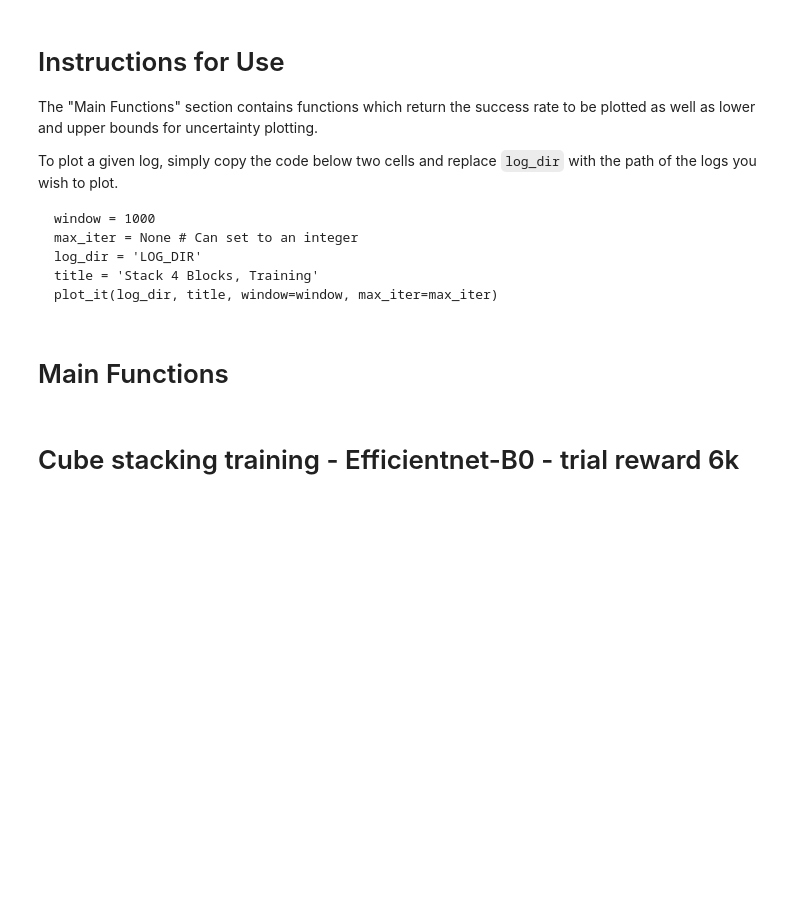
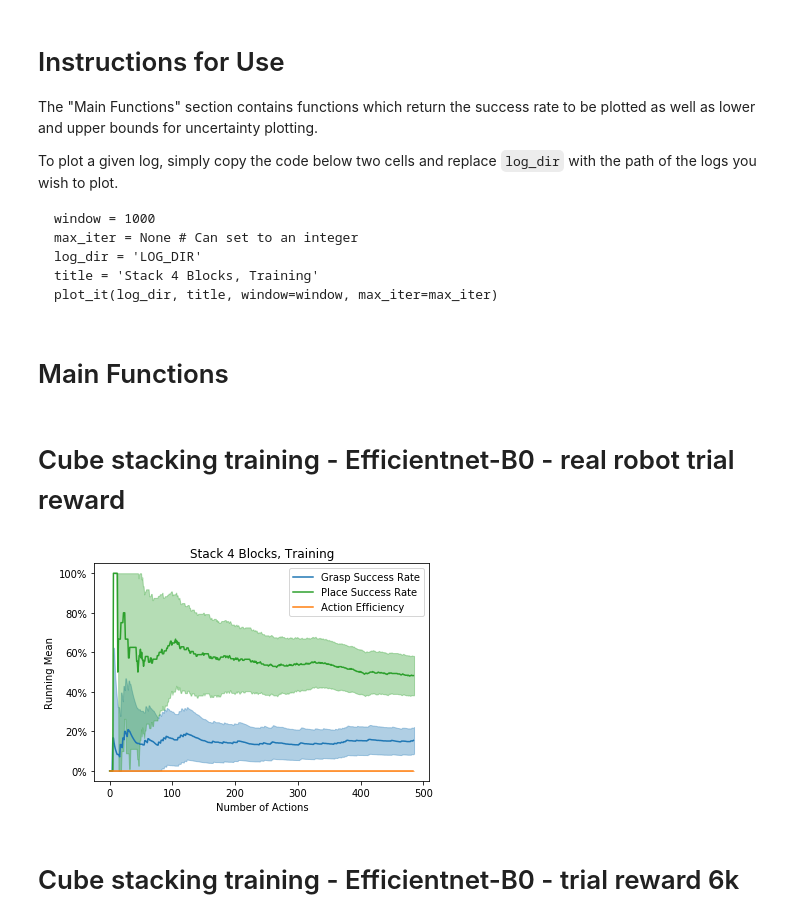
Before and after one commit to jhu-lcsr/good_robot, a Jupyter notebook: plot_success_rate/calculate_successes.ipynb, the cells around one changed output. Saved outputs shown, nothing was run; the diff lists cells and outputs as text; code cells hidden in the pictures; blank space fills up the shorter version.

```diff
--- a/plot_success_rate/calculate_successes.ipynb
+++ b/plot_success_rate/calculate_successes.ipynb
@@ -94,7 +94,7 @@ def get_action_efficiency(stack_height, window=200, ideal_actions_per_trial=6, m
     Formula: successful_trial_count * ideal_actions_per_trial / window_size
     """
 
-    success = stack_height == max_height
+    success = np.rint(stack_height) == max_height
     efficiency = np.zeros_like(stack_height, np.float64)
     lower = np.zeros_like(efficiency)
     upper = np.zeros_like(efficiency)
@@ -181,5 +181,15 @@ def plot_it(log_dir, title, window=1000, colors=['tab:blue', 'tab:green', 'tab:o
     plt.legend()
     ax.yaxis.set_major_formatter(PercentFormatter())
     plt.savefig(os.path.basename(log_dir).replace(':', '-').replace('.', '-') + '_success_plot.png')
+# %% [markdown]
+# Cube stacking training - Efficientnet-B0 - real robot trial reward
+# %%
+window = 1000
+max_iter = None
+log_dir = '../logs/a-real-cube-stacking-run-2019-12-19-17-03-07'
+title = 'Stack 4 Blocks, Training'
+plot_it(log_dir, title, window=window, max_iter=max_iter, place=True)
+# %% [output]
+[figure, added]
 # %% [markdown]
 # Cube stacking training - Efficientnet-B0 - trial reward 6k
```
Also changed, not shown: parts of 2 cells of this notebook.
